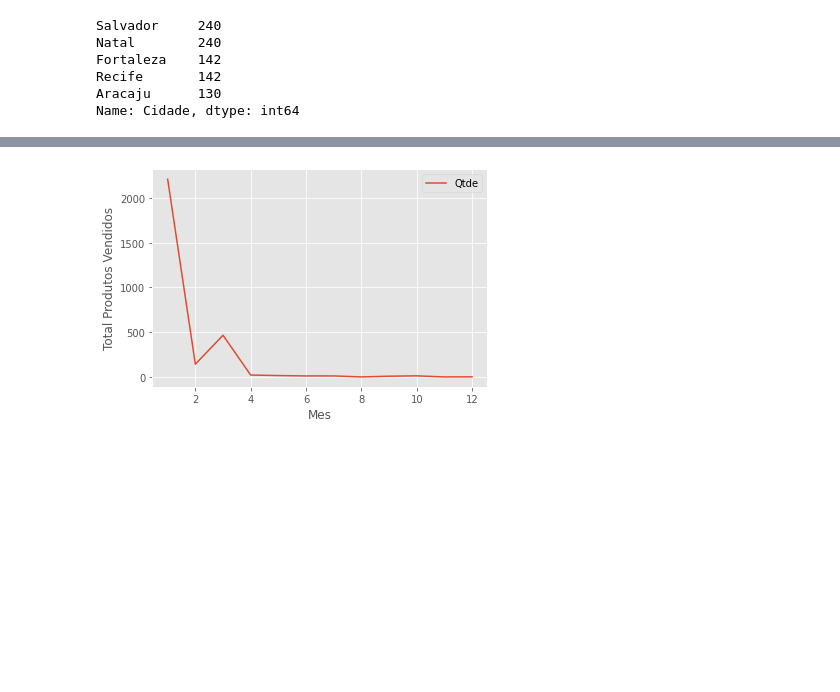
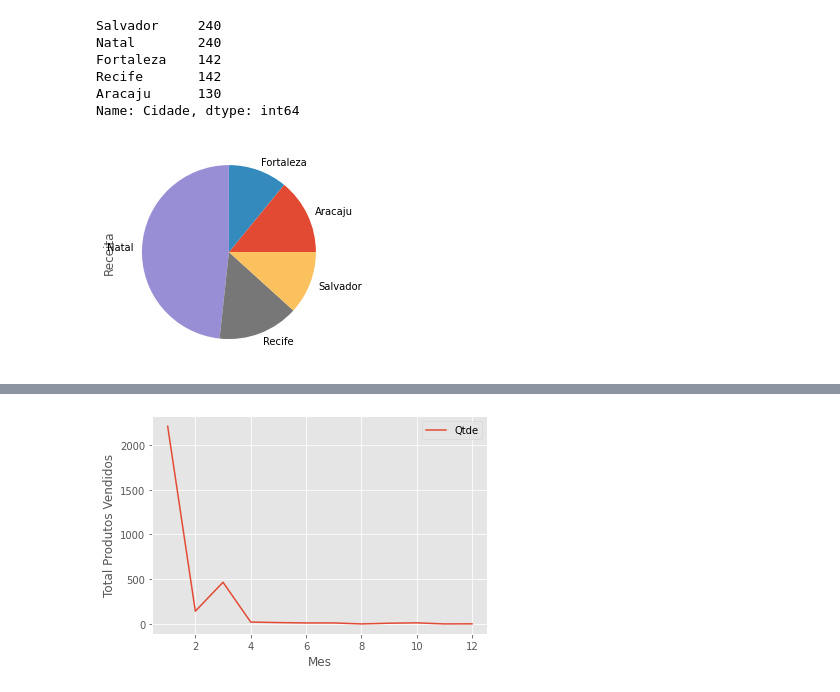
Before and after one commit to BrunoHarlis/Projeto_DIO, a Jupyter notebook: Projeto_DIO.ipynb, the cells around one changed output, grey strips where cells are left out. Cells and saved outputs as stored; diff of their text form; code cells hidden in the pictures; blank space fills up the shorter version.

```diff
--- a/Projeto_DIO.ipynb
+++ b/Projeto_DIO.ipynb
@@ -360,6 +358,11 @@ Fortaleza    142
 Recife       142
 Aracaju      130
 Name: Cidade, dtype: int64
+# %%
+# Total de receita por cidade em gráfico de pizza
+df.groupby(['Cidade'])['Receita'].sum().plot.pie();
+# %% [output]
+[figure, added]
 # %%
 # Adicionando um titulo e alterando o nome dos eixos
 import matplotlib.pyplot as plt
```
Also changed, not shown: parts of 10 cells of this notebook.
